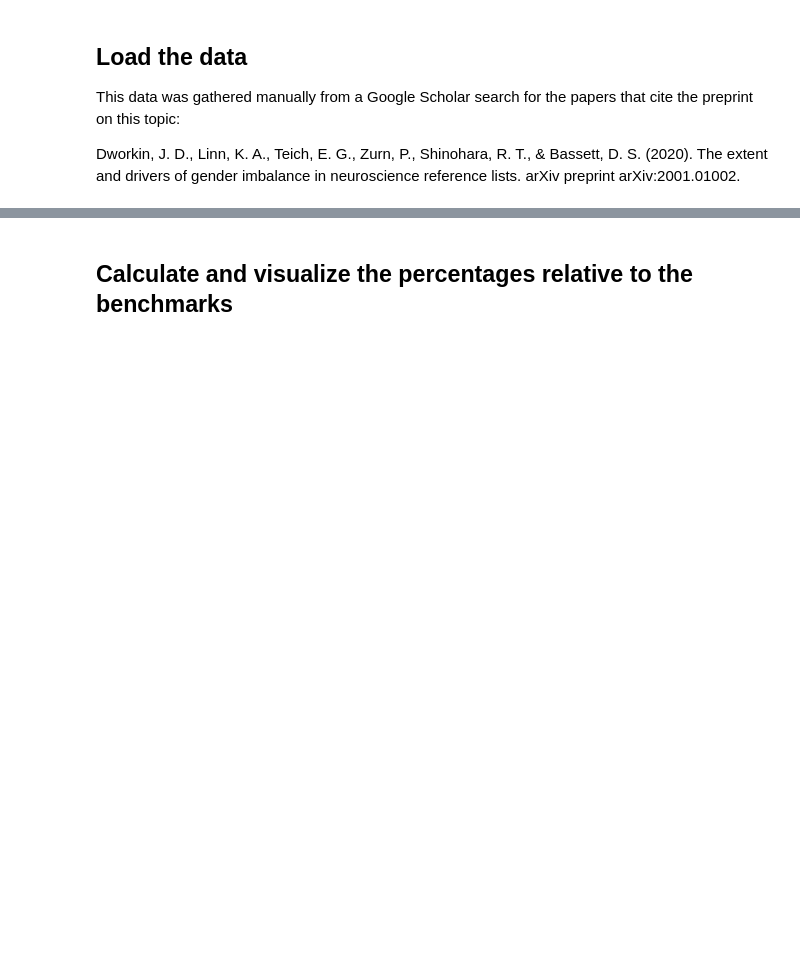
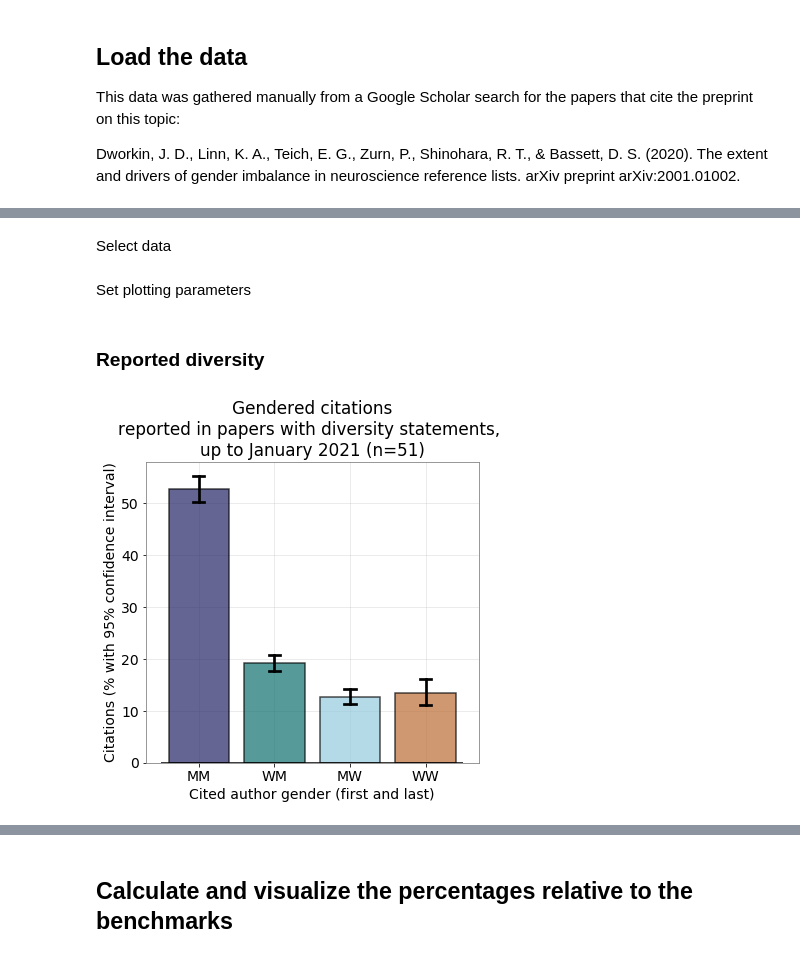
Before and after one commit to koudyk/cleanBibImpact, a Jupyter notebook: src/visualization/visualize_manual_data.ipynb, the cells around one changed output, grey strips where cells are left out. Cells and saved outputs as stored; diff of their text form; code cells hidden in the pictures; blank space fills up the shorter version.

```diff
--- a/src/visualization/visualize_manual_data.ipynb
+++ b/src/visualization/visualize_manual_data.ipynb
@@ -198,0 +61,59 @@ plt.savefig(
+# %% [markdown]
+Select data
+# %%
+cols = ["mm", "wm", "mw", "ww"]
+df_with_ds = df.loc[df["diversity_statement"] != "0", cols]
+df_self_cite = df_with_ds.loc[df["bassett_author"] == 1, cols]
+df_not_self_cite = df_with_ds.loc[df["bassett_author"] == 0, cols]
+# %% [markdown]
+Set plotting parameters
+# %%
+matplotlib.rc("font", **{"size": 14})
+matplotlib.rc("axes", **{"edgecolor": "grey"})
+sns.set_context(rc={"patch.linewidth": 1.5})
+
+self_cite_color = "midnightblue"
+self_cite_alpha = 0.5
+not_self_cite_color = "chocolate"
+not_self_cite_alpha = 0.5
+bar_color = "lightgrey"
+bar_palette = ["midnightblue", "teal", "skyblue", "chocolate"]
+bar_alpha = 0.7
+# %% [markdown]
+### Reported diversity
+# %%
+fig, ax = plt.subplots(figsize=(6, 6))
+
+# plots
+sns.barplot(
+    data=df_with_ds,
+    ci=95,
+    palette=bar_palette,
+    alpha=bar_alpha,
+    errcolor="k",
+    capsize=0.15,
+    edgecolor="k",
+)
+
+# grid
+plt.grid(alpha=0.3)
+ax.hlines(y=0, xmin=-0.5, xmax=3.5)
+ax.set_axisbelow(True)
+
+# labels
+ax.set_ylabel("Citations (% with 95% confidence interval)")
+# ticks = ["man\nman", "man\nwoman", "woman\nman", "woman\nwoman"]
+ticks = ["MM", "WM", "MW", "WW"]
+ax.set_xticklabels(ticks)
+ax.set_xlabel("Cited author gender (first and last)")
+plt.title(
+    "Gendered citations\nreported in papers "
+    + f"with diversity statements, \nup to January 2021 (n=%d)"
+    % n_papers_w_div_statement
+)
+
+# save
+plt.tight_layout()
+plt.savefig("../../reports/figures/reported_diversity.png")
+# %% [output]
+[figure, added]
```
Also changed, not shown: parts of 38 cells of this notebook, 1 other file.
